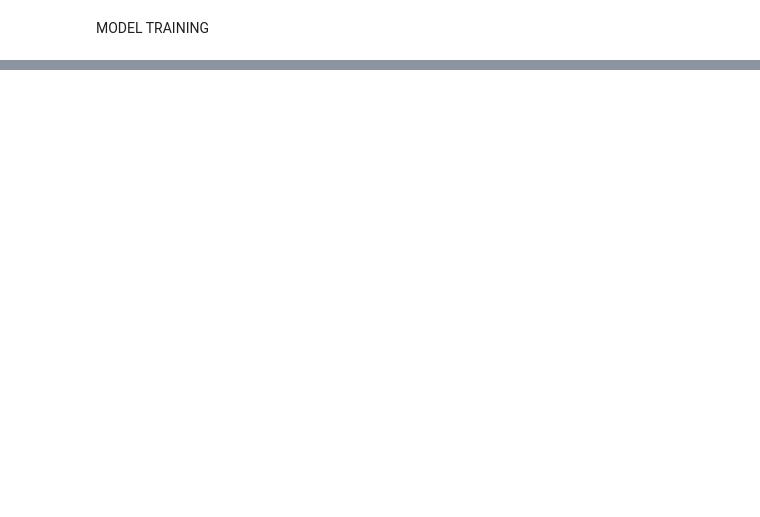
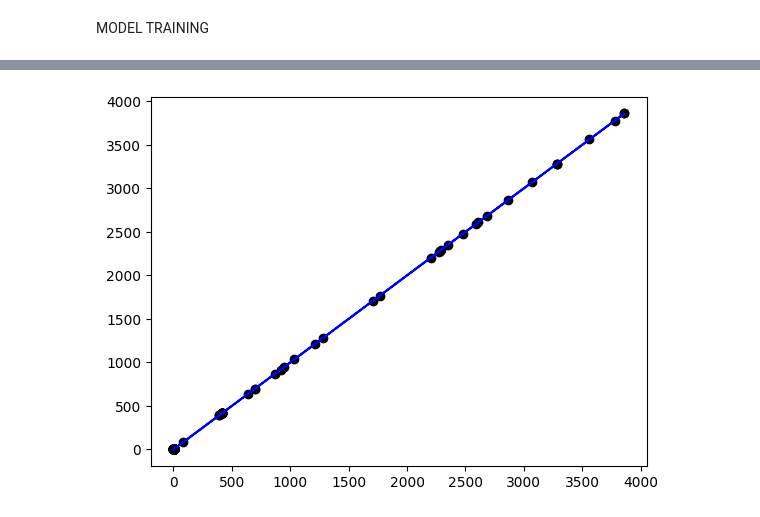
Before and after one commit to ishaan-sangwan/minor, a Jupyter notebook: src/restart.ipynb, the cells around one changed output, grey strips where cells are left out. Drawn from its saved outputs; the diff is of its cells as text; code cells hidden in the pictures; blank space fills up the shorter version.

```diff
--- a/src/restart.ipynb
+++ b/src/restart.ipynb
@@ -94,0 +97,2 @@ svr = SVR(kernel='linear')
+# %%
+svr.fit(X,y)
@@ -94,0 +101,6 @@ svr = SVR(kernel='linear')
+# %%
+y =np.array(X.iloc[:1247,1])
+X= X.iloc[:1247,1:]
+# %%
+y_test = np.array(X.iloc[1247:,1])
+X_test= X.iloc[1247:,1:]
@@ -94,0 +123,2 @@ svr = SVR(kernel='linear')
+# %%
+y_pred = svr.predict(X_test)
@@ -94,0 +157,6 @@ svr = SVR(kernel='linear')
+# %%
+plt.scatter(X_test.iloc[:,0],y_test, color='black')
+plt.plot(X_test.iloc[:,0], y_pred, color='blue')
+plt.show()
+# %% [output]
+[figure, added]
```
Also changed, not shown: parts of 11 cells of this notebook.
